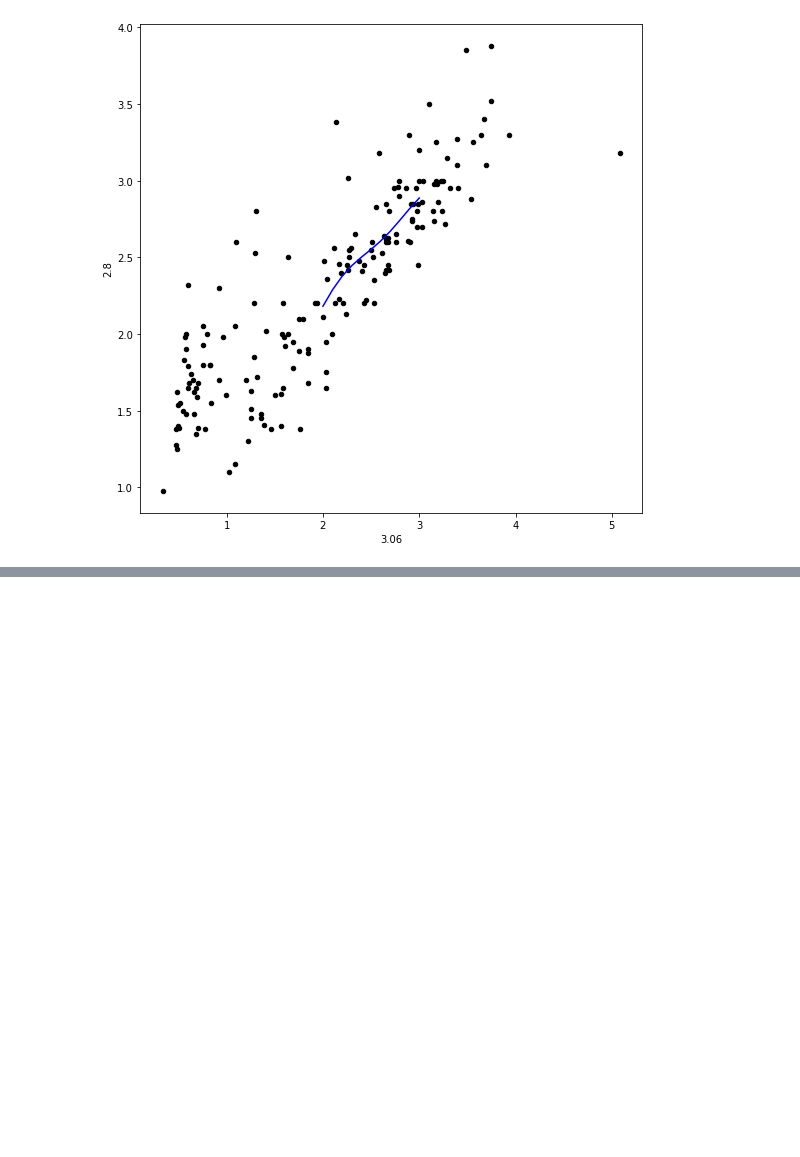
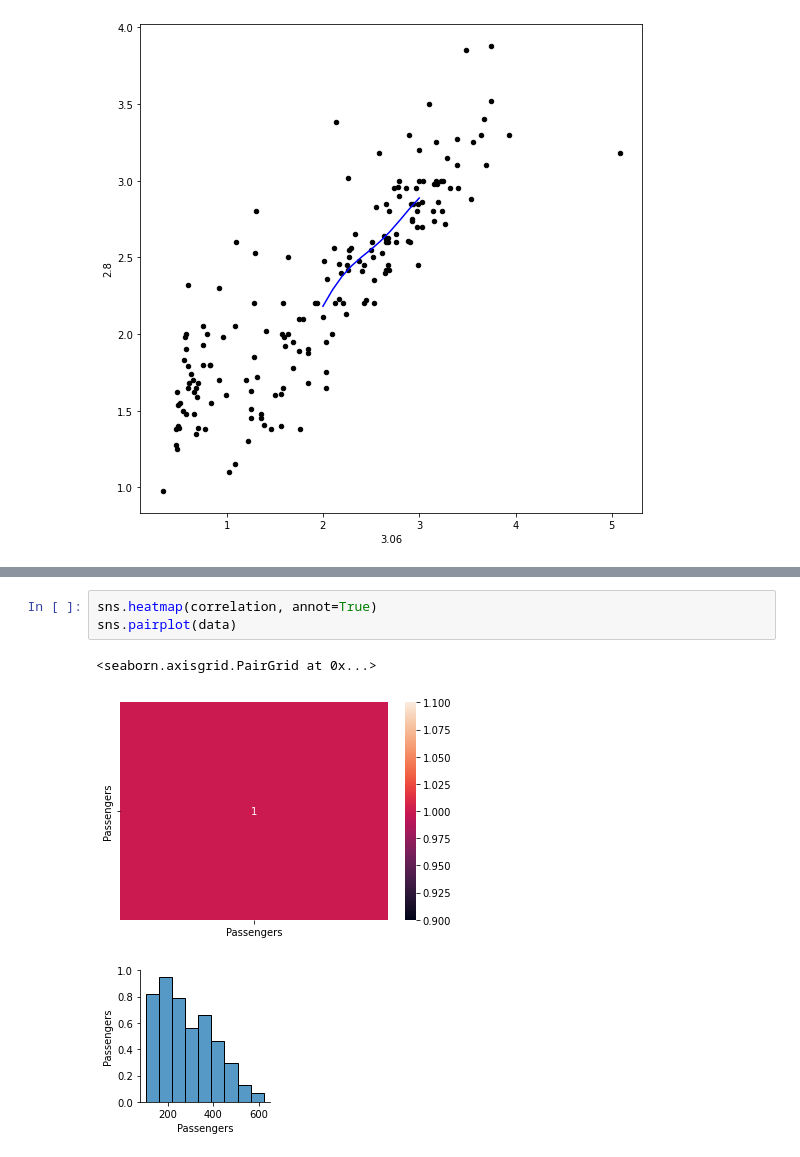
Before and after one commit to LQMinh528/AI, a Jupyter notebook: W7_Machine_Learning_Homework.ipynb, the cells around one changed output, grey strips where cells are left out. Saved outputs shown, nothing was run; the diff lists cells and outputs as text; blank space fills up the shorter version.

```diff
--- a/W7_Machine_Learning_Homework.ipynb
+++ b/W7_Machine_Learning_Homework.ipynb
@@ -76,0 +106,7 @@ plt.plot(range, y_predict, color = 'blue')
+# %%
+sns.heatmap(correlation, annot=True)
+sns.pairplot(data)
+# %% [output]
+<seaborn.axisgrid.PairGrid at 0x...>
+[figure, added]
+[figure, added]
```
Also changed, not shown: parts of 5 cells of this notebook.
